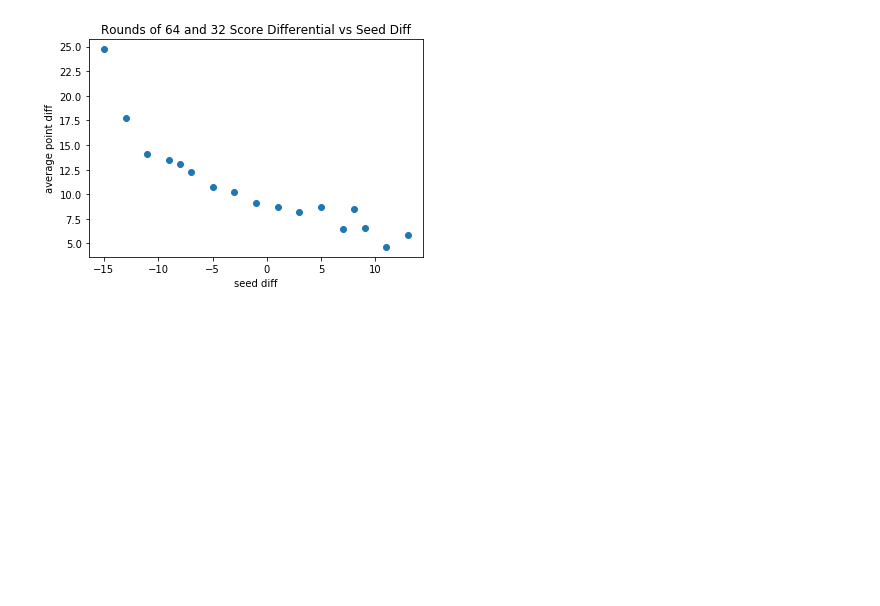
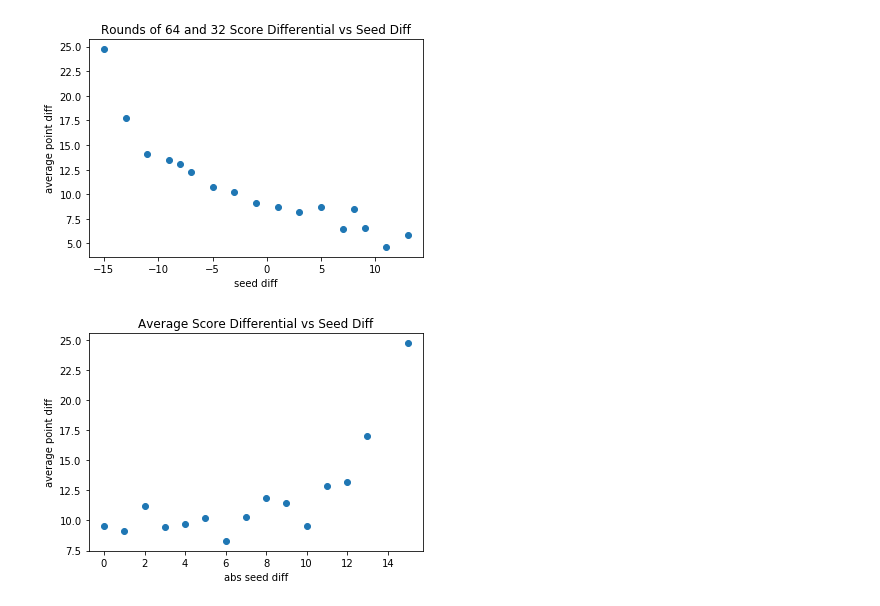
Before and after one commit to mmclaughlin87/march-madness-historical-perfomance, a Jupyter notebook: matchup_summary/point differential vs seed differential.ipynb, the cells around one changed output. Drawn from its saved outputs; the diff is of its cells as text; code cells hidden in the pictures; blank space fills up the shorter version.

```diff
--- a/matchup_summary/point differential vs seed differential.ipynb
+++ b/matchup_summary/point differential vs seed differential.ipynb
@@ -90,3 +123,9 @@ create_score_diff_average_scatter(rounds_64_32_winner_df, rounds_64_32_scatter_t
 plt.show()
 # %% [output]
 [figure]
+# %%
+title = 'Average Score Differential vs Seed Diff'
+create_score_diff_average_scatter(winner_df, 'Average Score Differential vs Seed Diff', 'y')
+plt.show()
+# %% [output]
+[figure, added]
```
Also changed, not shown: parts of 22 cells of this notebook, 1 other file.
